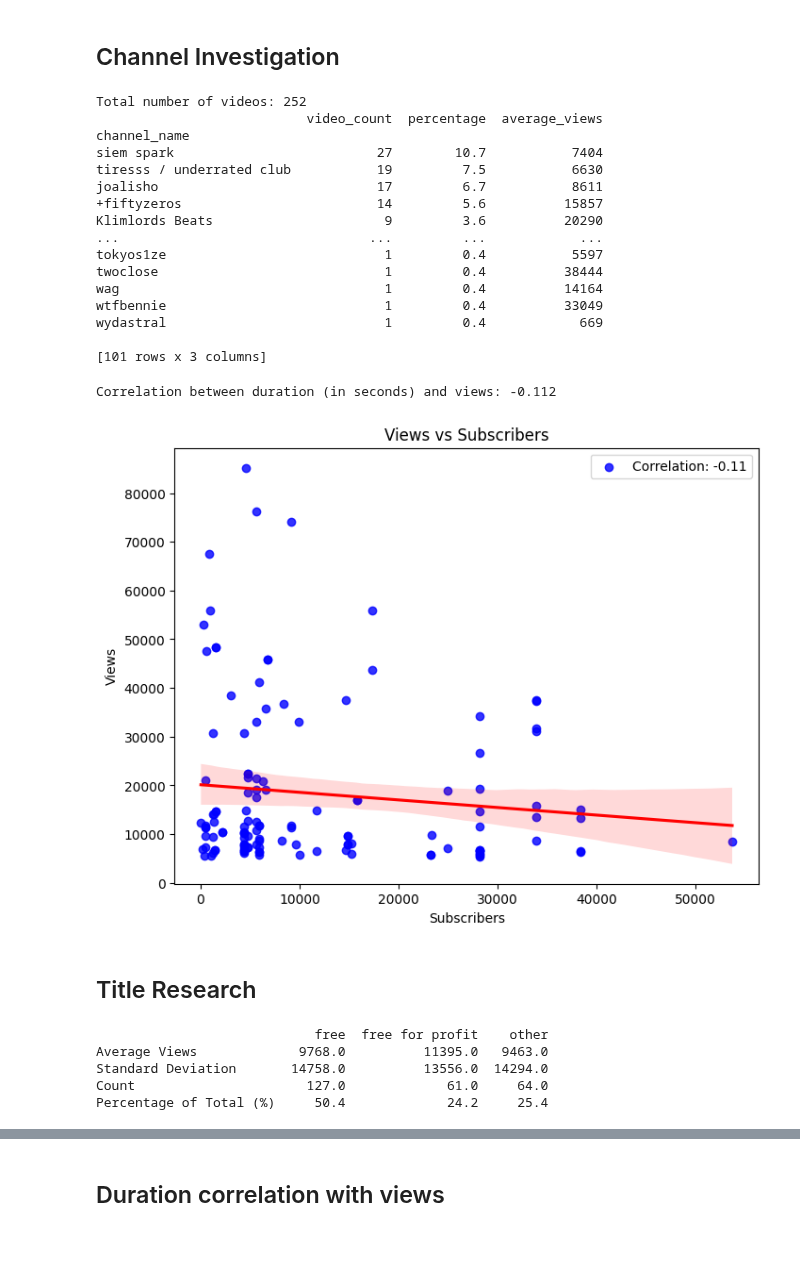
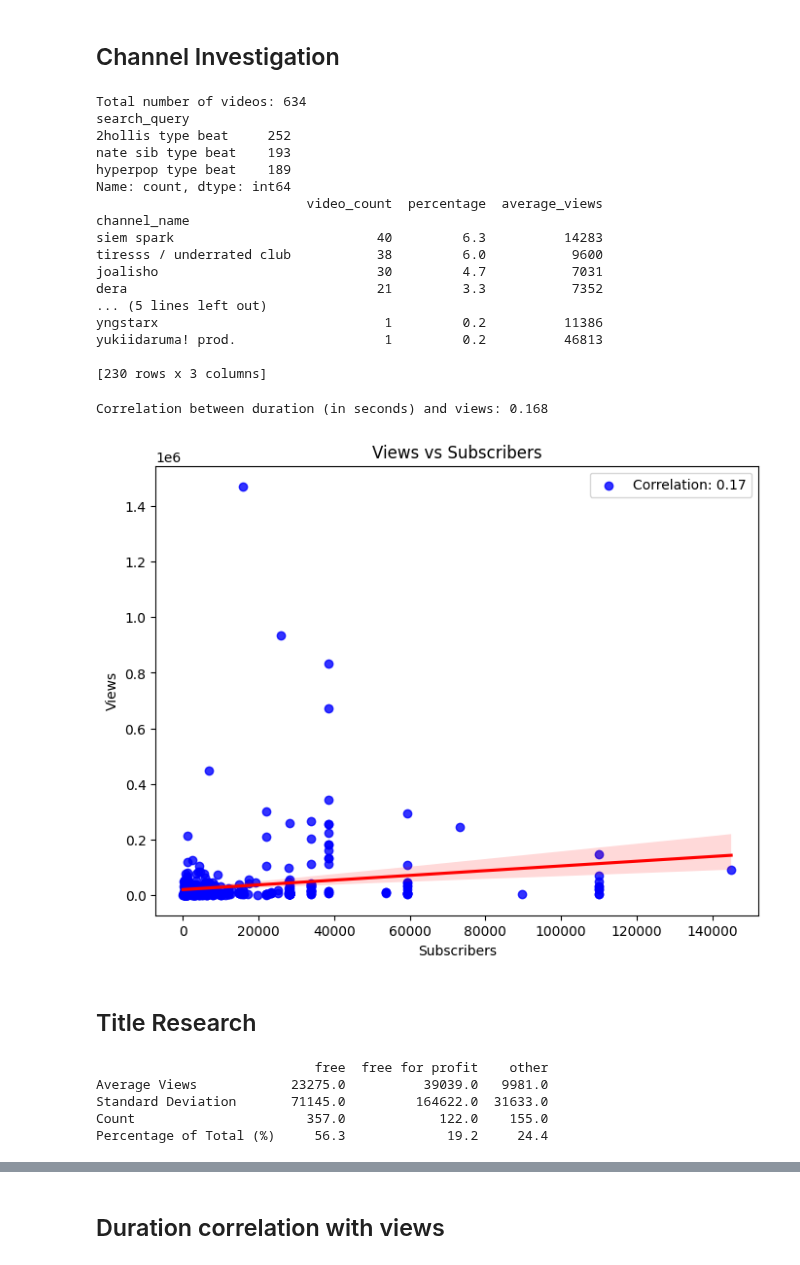
Before and after one commit to siemvo/YoutubeAPI_Search_Research, a Jupyter notebook: Data_Analysis.ipynb, the cells around one changed output, grey strips where cells are left out. Drawn from its saved outputs; the diff is of its cells as text; code cells hidden in the pictures.

Commit message:
More data

```diff
--- a/Data_Analysis.ipynb
+++ b/Data_Analysis.ipynb
@@ -5,4 +5,7 @@ data_original = pd.read_csv("data_final.csv")
 data = data_original
 
 # Select a specific search query
-data = data[data["search_query"].str.contains("2hollis type beat", na=False)]
+#data = data[data["search_query"].str.contains("2hollis type beat", na=False)]
+
+query_counts = data["search_query"].value_counts()
+print(query_counts)
@@ -94,10 +103,6 @@ Weighted Average Views per Tag:
 # %% [markdown]
 ## Channel Investigation
 # %%
-import pandas as pd
-
-# Load data
-data = pd.read_csv("data_final.csv")
 
 # Show total number of videos (rows in the original dataset)
 total_videos = len(data)
@@ -125,48 +130,50 @@ channel_stats = pd.DataFrame({
 channel_stats = channel_stats.sort_values(by="percentage", ascending=False)
 
 # Display the result
+print(query_counts)
 print(channel_stats)
 # %% [output]
-Total number of videos: 252
+Total number of videos: 634
+search_query
+2hollis type beat     252
+nate sib type beat    193
+hyperpop type beat    189
+Name: count, dtype: int64
                            video_count  percentage  average_views
 channel_name
-siem spark                          27        10.7           7404
-tiresss / underrated club           19         7.5           6630
-joalisho                            17         6.7           8611
-+fiftyzeros                         14         5.6          15857
-Klimlords Beats                      9         3.6          20290
-...                                ...         ...            ...
-tokyos1ze                            1         0.4           5597
-twoclose                             1         0.4          38444
-wag                                  1         0.4          14164
-wtfbennie                            1         0.4          33049
-wydastral                            1         0.4            669
+siem spark                          40         6.3          14283
+tiresss / underrated club           38         6.0           9600
+joalisho                            30         4.7           7031
+dera                                21         3.3           7352
+... (5 lines left out)
+yngstarx                             1         0.2          11386
+yukiidaruma! prod.                   1         0.2          46813
 
-[101 rows x 3 columns]
+[230 rows x 3 columns]
 # %%
-data_subs = data[(data['views'] > 5000)]
+data_subs = data[(data['views'] > 1000)]
 
 correlation = data_subs["subscribers"].corr(data_subs["views"])
 print(f"Correlation between duration (in seconds) and views: {correlation:.3f}")
 
 import matplotlib.pyplot as plt
 import seaborn as sns
 
 # Create a scatter plot with a regression line (trendline)
 plt.figure(figsize=(8, 6))
 sns.regplot(data=data_subs, x="subscribers", y="views", scatter_kws={'color': 'blue'}, line_kws={'color': 'red'})
 
 # Add title and labels
 plt.title("Views vs Subscribers")
 plt.xlabel("Subscribers")
 plt.ylabel("Views")
 plt.legend([f'Correlation: {correlation:.2f}'], loc='best')
 
 # Show the plot
 plt.show()
 # %% [output]
-Correlation between duration (in seconds) and views: -0.112
+Correlation between duration (in seconds) and views: 0.168
-[figure, old version]
+[figure, new version]
 # %% [markdown]
 ## Title Research
 # %%
@@ -226,10 +233,10 @@ data.drop(columns=["title_lower"], inplace=True)
 print(summary_df)
 # %% [output]
                             free  free for profit    other
-Average Views             9768.0          11395.0   9463.0
-Standard Deviation       14758.0          13556.0  14294.0
-Count                      127.0             61.0     64.0
-Percentage of Total (%)     50.4             24.2     25.4
+Average Views            23275.0          39039.0   9981.0
+Standard Deviation       71145.0         164622.0  31633.0
+Count                      357.0            122.0    155.0
+Percentage of Total (%)     56.3             19.2     24.4
 # %%
 import matplotlib.pyplot as plt
 import seaborn as sns
```
Also changed, not shown: parts of 8 cells of this notebook, 2 other files.
